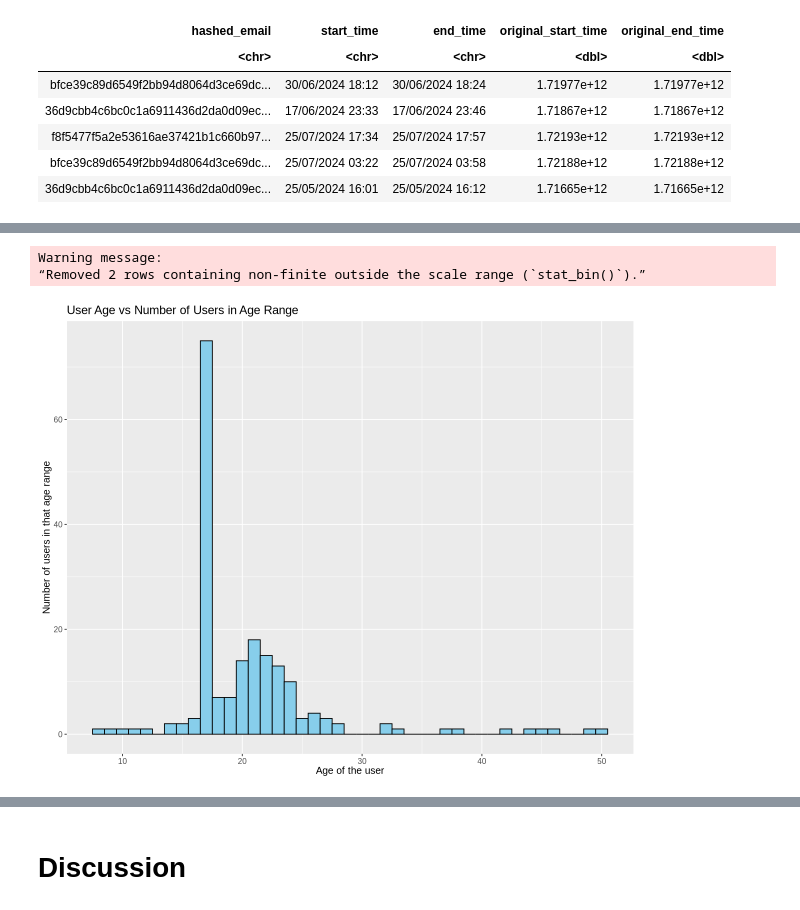
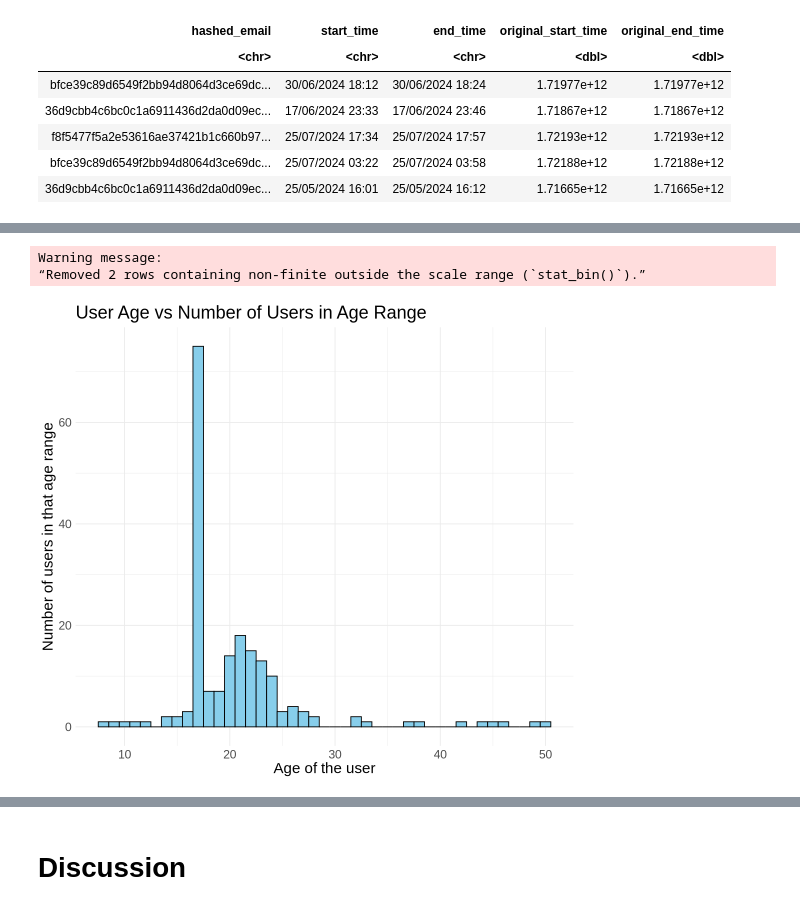
Before and after one commit to arevaura/dsci-100-2024w2-group-9, a Jupyter notebook: DSCI 100 007 - Group 9 Final Report.ipynb, the cells around one changed output, grey strips where cells are left out. Cells and saved outputs as stored; diff of their text form; code cells hidden in the pictures.

```diff
--- a/DSCI 100 007 - Group 9 Final Report.ipynb
+++ b/DSCI 100 007 - Group 9 Final Report.ipynb
@@ -118,16 +122,17 @@ experience_level_plot
 # %%
 age_plot <- players |>
     ggplot(aes(x = age)) +
-    geom_histogram(binwidth = 1, fill = "skyblue", color = "black") +
-    labs(x = "Age of the user",
-         y = "Number of users in that age range",
-         title = "User Age vs Number of Users in Age Range") +
-    theme(text = element_text(size = 12))
+        geom_histogram(binwidth = 1, fill = "skyblue", color = "black") +
+        labs(x = "Age of the user",
+             y = "Number of users in that age range",
+             title = "User Age vs Number of Users in Age Range") +
+        theme_minimal() +
+        theme(text = element_text(size = 18))
 age_plot
 # %% [output]
 Warning message:
 “Removed 2 rows containing non-finite outside the scale range (`stat_bin()`).”
-[figure, old version]
+[figure, new version]
 # %%
 gender_plot <- players |>
     ggplot(aes(x = gender)) +
```
Also changed, not shown: parts of 2 cells of this notebook.
